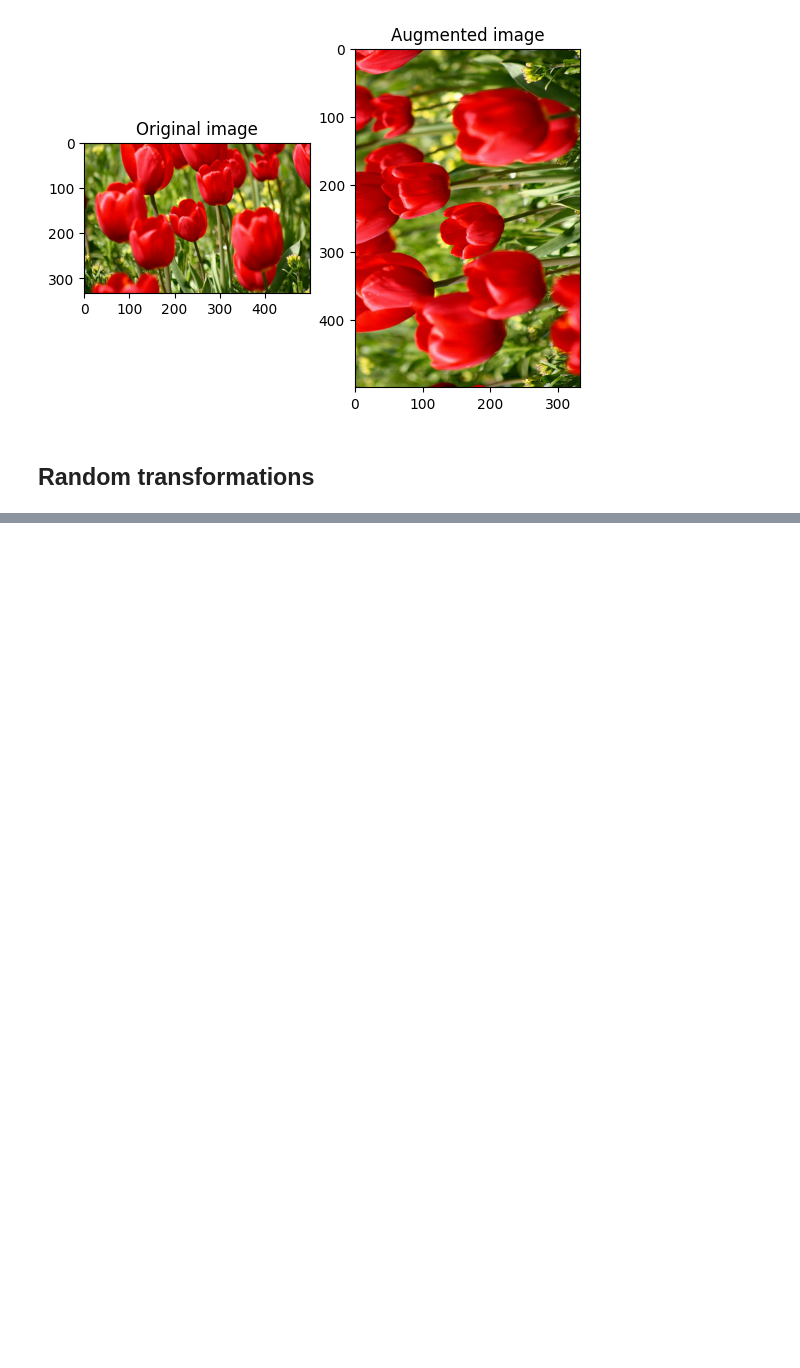
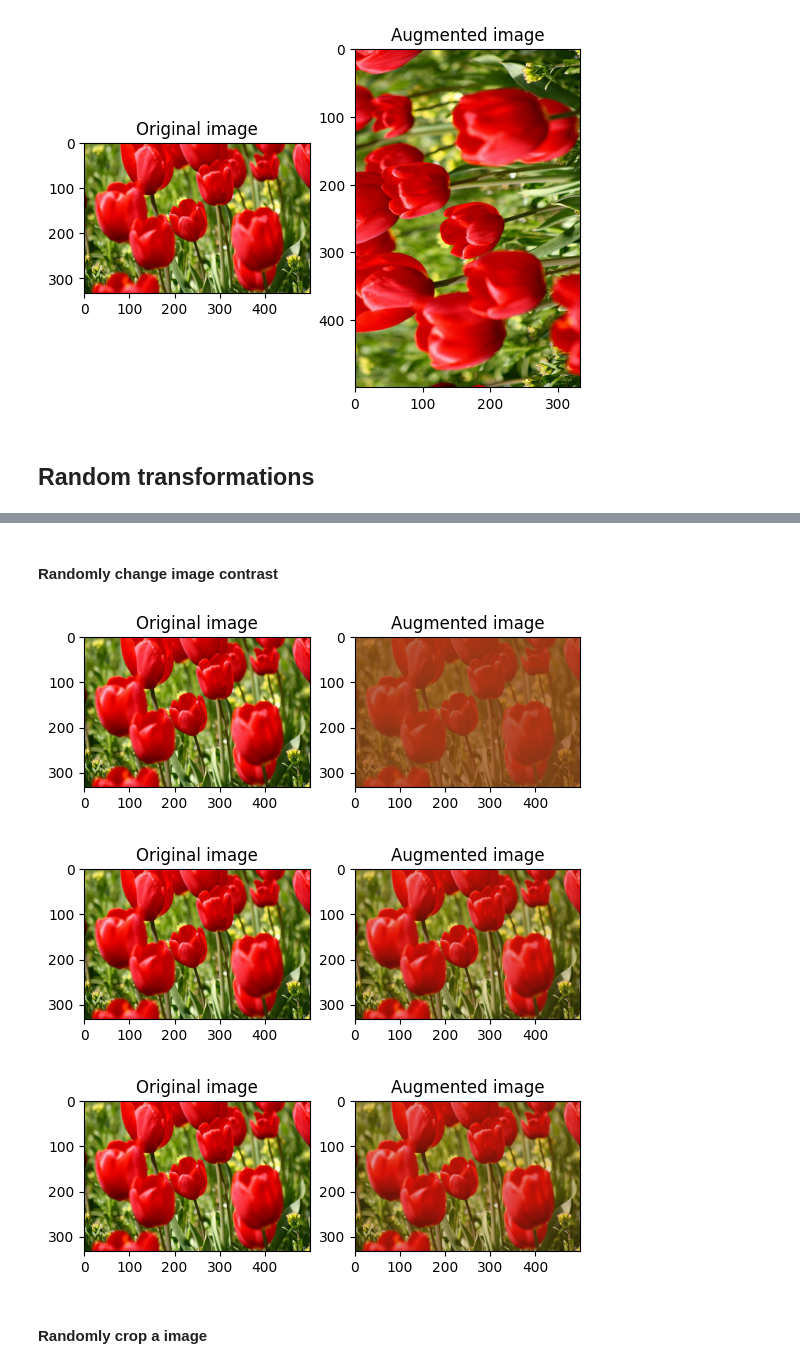
Before and after one commit to LuisHBeck/tensorflow-data-augmentation, a Jupyter notebook: own-data-aug-pipeline.ipynb, the cells around one changed output, grey strips where cells are left out. Cells and saved outputs as stored; diff of their text form; code cells hidden in the pictures; blank space fills up the shorter version.

```diff
--- a/own-data-aug-pipeline.ipynb
+++ b/own-data-aug-pipeline.ipynb
@@ -79,0 +93,15 @@ visualize(image, rotated)
+# %% [markdown]
+#### Randomly change image contrast
+# %%
+for i in range(3):
+    seed = (i, 0)
+    stateless_random_contrast = tf.image.stateless_random_contrast(
+        image, lower=0.1, upper=0.9, seed=seed
+    )
+    visualize(image, stateless_random_contrast)
+# %% [output]
+[figure, added]
+[figure, added]
+[figure, added]
+# %% [markdown]
+#### Randomly crop a image
```
Also changed, not shown: parts of 3 cells of this notebook.
